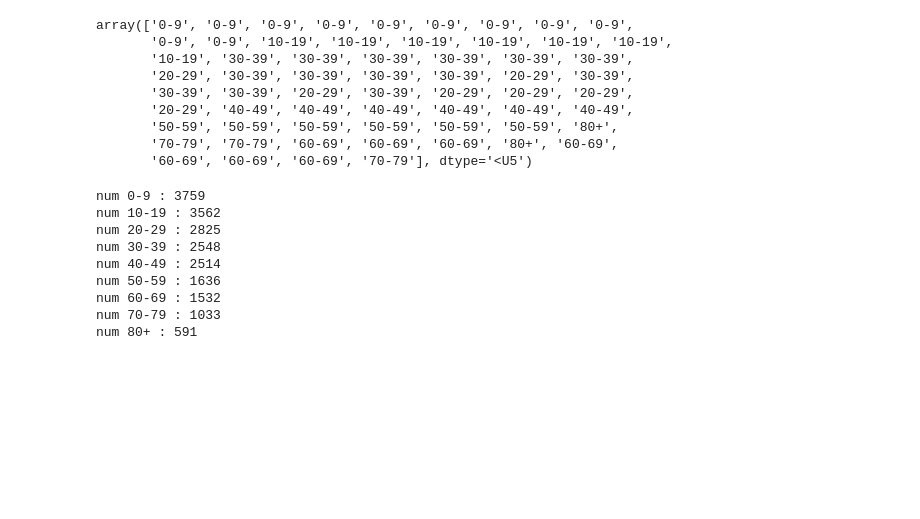
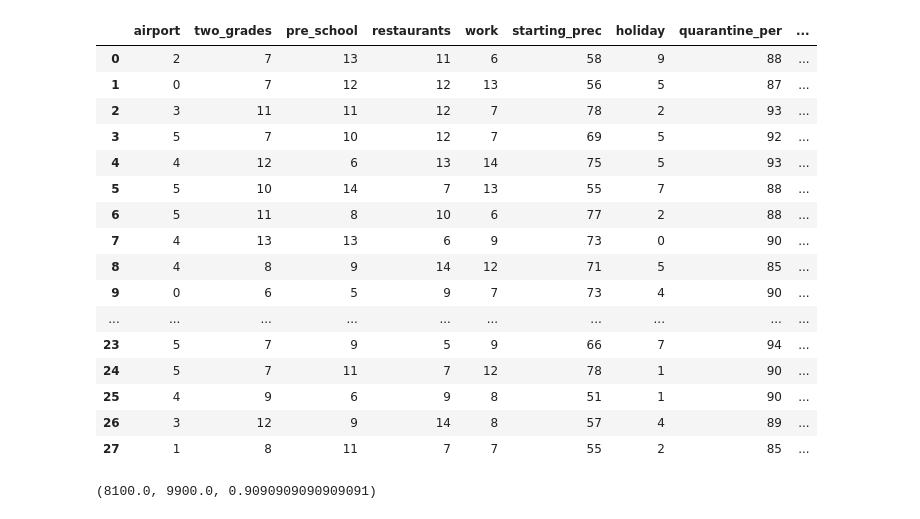
Before and after one commit to CoronaPolicy/prediction_model, a Jupyter notebook: Code_seir/analyze_graph_and_results.ipynb, the cells around one changed output. Drawn from its saved outputs; the diff is of its cells as text; code cells hidden in the pictures; blank space fills up the shorter version.

```diff
--- a/Code_seir/analyze_graph_and_results.ipynb
+++ b/Code_seir/analyze_graph_and_results.ipynb
@@ -13,13 +16,0 @@ from seirsplus.networks import prune_graph_per_age
-# %%
-G_baseline = networkx.read_gpickle("G_baseline.gpickle")
-G_less_connections_1 = networkx.read_gpickle("G_less_connections_1.gpickle")
-G_less_connections_2 = networkx.read_gpickle("G_less_connections_2.gpickle")
-G_less_connections_3 = networkx.read_gpickle("G_less_connections_3.gpickle")
-G_less_connections_4 = networkx.read_gpickle("G_less_connections_4.gpickle")
-G_less_connections_5 = networkx.read_gpickle("G_less_connections_5.gpickle")
-G_less_connections_6 = networkx.read_gpickle("G_less_connections_6.gpickle")
-G_less_connections_7 = networkx.read_gpickle("G_less_connections_7.gpickle")
-
-G_quarantine = networkx.read_gpickle("G_quarantine.gpickle")
-households = pickle.load(open("households.p", "rb"))
-individual_ageGroups = pickle.load( open("individual_ageGroups.p", "rb"))
@@ -28,0 +108,20 @@ num_prune_per_age = np.array([10, 5, 10, 10, 5, 4, 20, 10, 2])
+# %%
+input_df
+# %% [output]
+|  | airport | two_grades | pre_school | restaurants | work | starting_prec | holiday | quarantine_per | ... |
+| 0 | 2 | 7 | 13 | 11 | 6 | 58 | 9 | 88 | ... |
+| 1 | 0 | 7 | 12 | 12 | 13 | 56 | 5 | 87 | ... |
+| 2 | 3 | 11 | 11 | 12 | 7 | 78 | 2 | 93 | ... |
+| 3 | 5 | 7 | 10 | 12 | 7 | 69 | 5 | 92 | ... |
+| 4 | 4 | 12 | 6 | 13 | 14 | 75 | 5 | 93 | ... |
+| 5 | 5 | 10 | 14 | 7 | 13 | 55 | 7 | 88 | ... |
+| 6 | 5 | 11 | 8 | 10 | 6 | 77 | 2 | 88 | ... |
+| 7 | 4 | 13 | 13 | 6 | 9 | 73 | 0 | 90 | ... |
+| 8 | 4 | 8 | 9 | 14 | 12 | 71 | 5 | 85 | ... |
+| 9 | 0 | 6 | 5 | 9 | 7 | 73 | 4 | 90 | ... |
+| ... | ... | ... | ... | ... | ... | ... | ... | ... | ... |
+| 23 | 5 | 7 | 9 | 5 | 9 | 66 | 7 | 94 | ... |
+| 24 | 5 | 7 | 11 | 7 | 12 | 78 | 1 | 90 | ... |
+| 25 | 4 | 9 | 6 | 9 | 8 | 51 | 1 | 90 | ... |
+| 26 | 3 | 12 | 9 | 14 | 8 | 57 | 4 | 89 | ... |
+| 27 | 1 | 8 | 11 | 7 | 7 | 55 | 2 | 85 | ... |
@@ -29 +130,5 @@ num_prune_per_age = np.array([10, 5, 10, 10, 5, 4, 20, 10, 2])
+# %%
+data['model'][21].numE[0] * 9*10**6 / N, (data['model'][21].numI_sym[0] * 9*10**6 / N ), 900/990
+# %% [output]
+(8100.0, 9900.0, 0.9090909090909091)
 # %%
@@ -57,12 +148,0 @@ model = load_model("model_second_wave_2021_04_10")
-# %%
-np.array(individual_ageGroups)[np.where(model.X == 4)[0]]
-# %% [output]
-array(['0-9', '0-9', '0-9', '0-9', '0-9', '0-9', '0-9', '0-9', '0-9',
-       '0-9', '0-9', '10-19', '10-19', '10-19', '10-19', '10-19', '10-19',
-       '10-19', '30-39', '30-39', '30-39', '30-39', '30-39', '30-39',
-       '20-29', '30-39', '30-39', '30-39', '30-39', '20-29', '30-39',
-       '30-39', '30-39', '20-29', '30-39', '20-29', '20-29', '20-29',
-       '20-29', '40-49', '40-49', '40-49', '40-49', '40-49', '40-49',
-       '50-59', '50-59', '50-59', '50-59', '50-59', '50-59', '80+',
-       '70-79', '70-79', '60-69', '60-69', '60-69', '80+', '60-69',
-       '60-69', '60-69', '60-69', '70-79'], dtype='<U5')
@@ -73,12 +148,0 @@ for a in np.unique(individual_ageGroups):
-# %%
-p = [print(f"num {k} : {len(v)}") for k,v in node_ids.items()]
-# %% [output]
-num 0-9 : 3759
-num 10-19 : 3562
-num 20-29 : 2825
-num 30-39 : 2548
-num 40-49 : 2514
-num 50-59 : 1636
-num 60-69 : 1532
-num 70-79 : 1033
-num 80+ : 591
```
Also changed, not shown: parts of 16 cells of this notebook, 39 other files.
